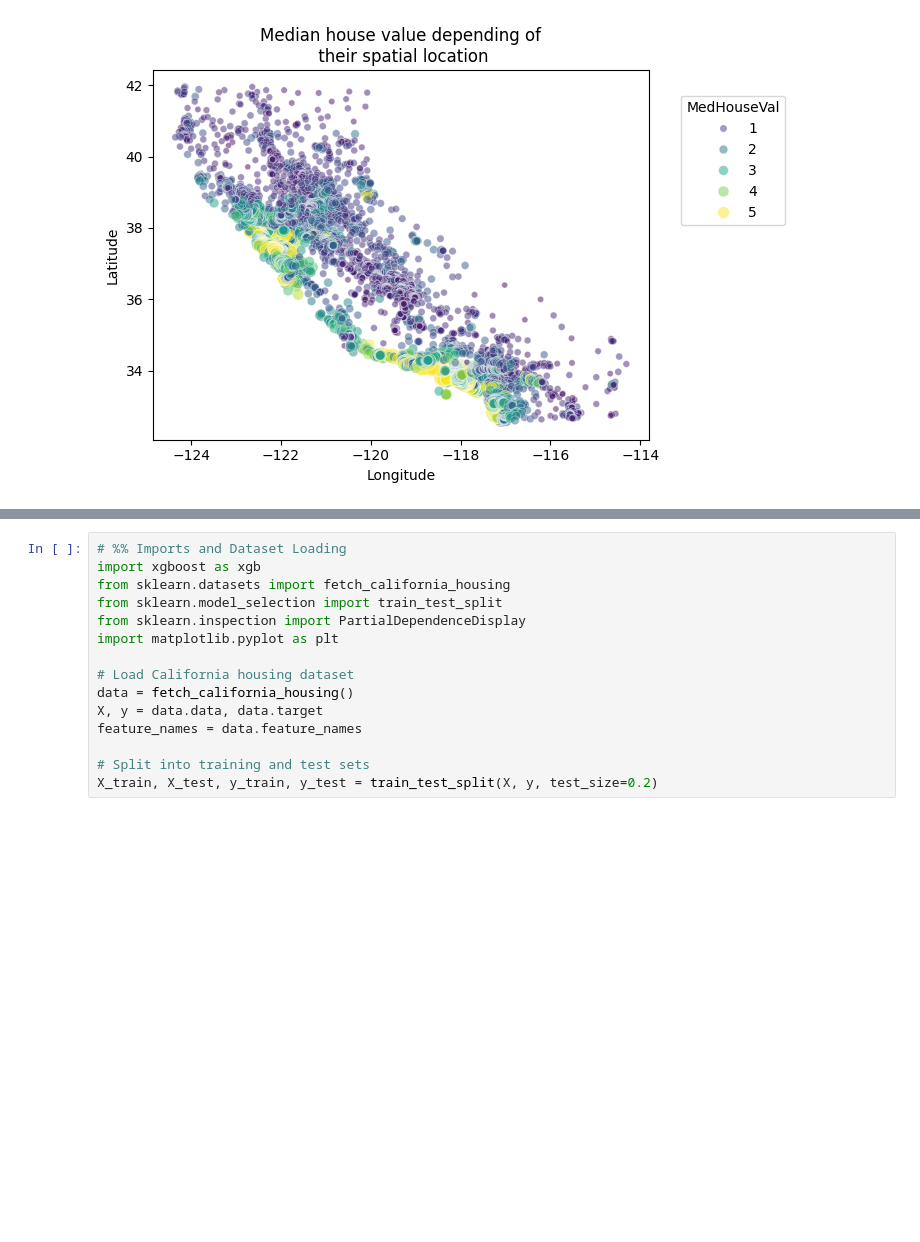
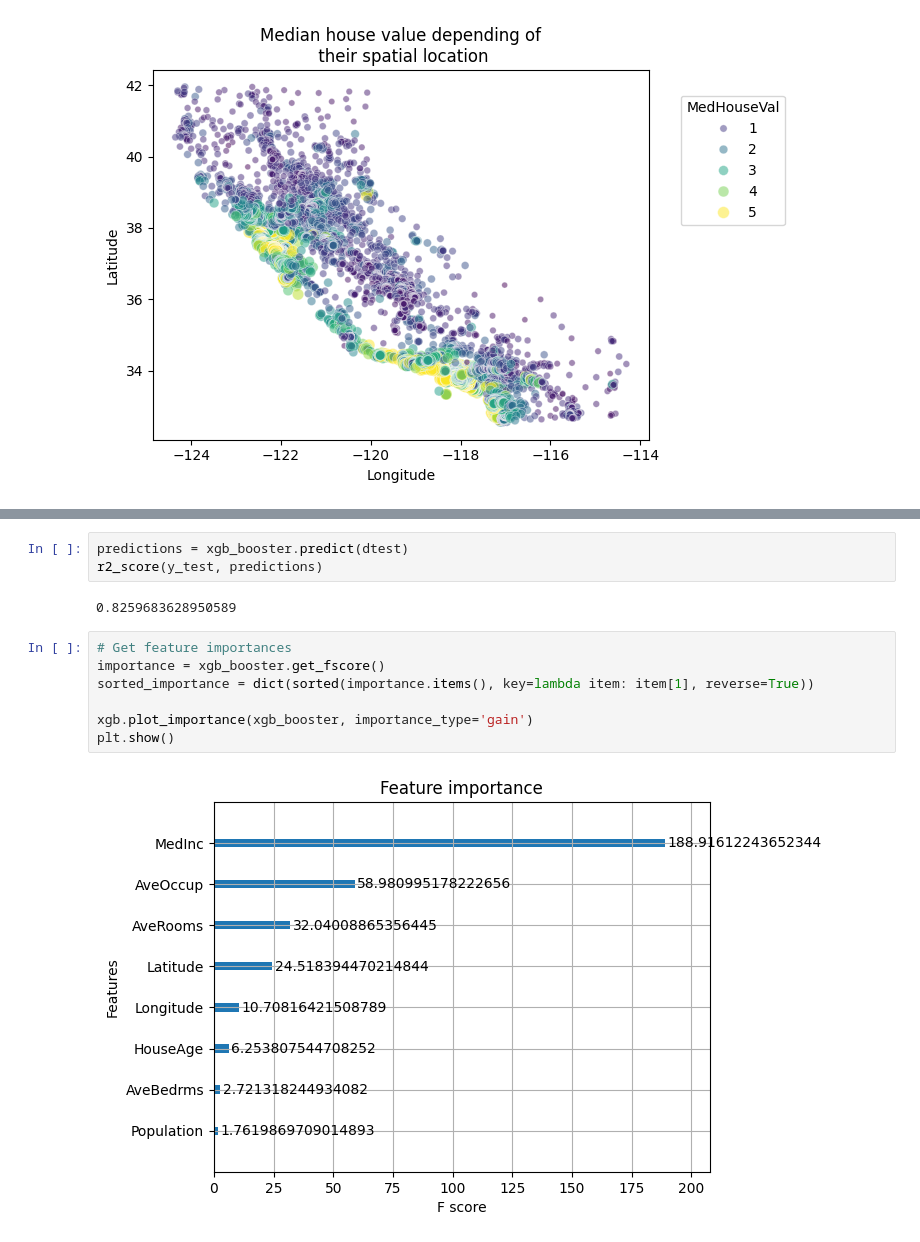
Before and after one commit to jaehho/junior_fall, a Jupyter notebook: frequentist/project_4/project_4.ipynb, the cells around one changed output, grey strips where cells are left out. Saved outputs shown, nothing was run; the diff lists cells and outputs as text; blank space fills up the shorter version.

```diff
--- a/frequentist/project_4/project_4.ipynb
+++ b/frequentist/project_4/project_4.ipynb
@@ -199,15 +105,14 @@ plt.show()
-# %%
-# %% Imports and Dataset Loading
-import xgboost as xgb
-from sklearn.datasets import fetch_california_housing
-from sklearn.model_selection import train_test_split
-from sklearn.inspection import PartialDependenceDisplay
-import matplotlib.pyplot as plt
-
-# Load California housing dataset
-data = fetch_california_housing()
-X, y = data.data, data.target
-feature_names = data.feature_names
-
-# Split into training and test sets
-X_train, X_test, y_train, y_test = train_test_split(X, y, test_size=0.2)
+# %%
+predictions = xgb_booster.predict(dtest)
+r2_score(y_test, predictions)
+# %% [output]
+0.8259683628950589
+# %%
+# Get feature importances
+importance = xgb_booster.get_fscore()
+sorted_importance = dict(sorted(importance.items(), key=lambda item: item[1], reverse=True))
+
+xgb.plot_importance(xgb_booster, importance_type='gain')
+plt.show()
+# %% [output]
+[figure, added]
```
Also changed, not shown: parts of 34 cells of this notebook, 6 other files.
